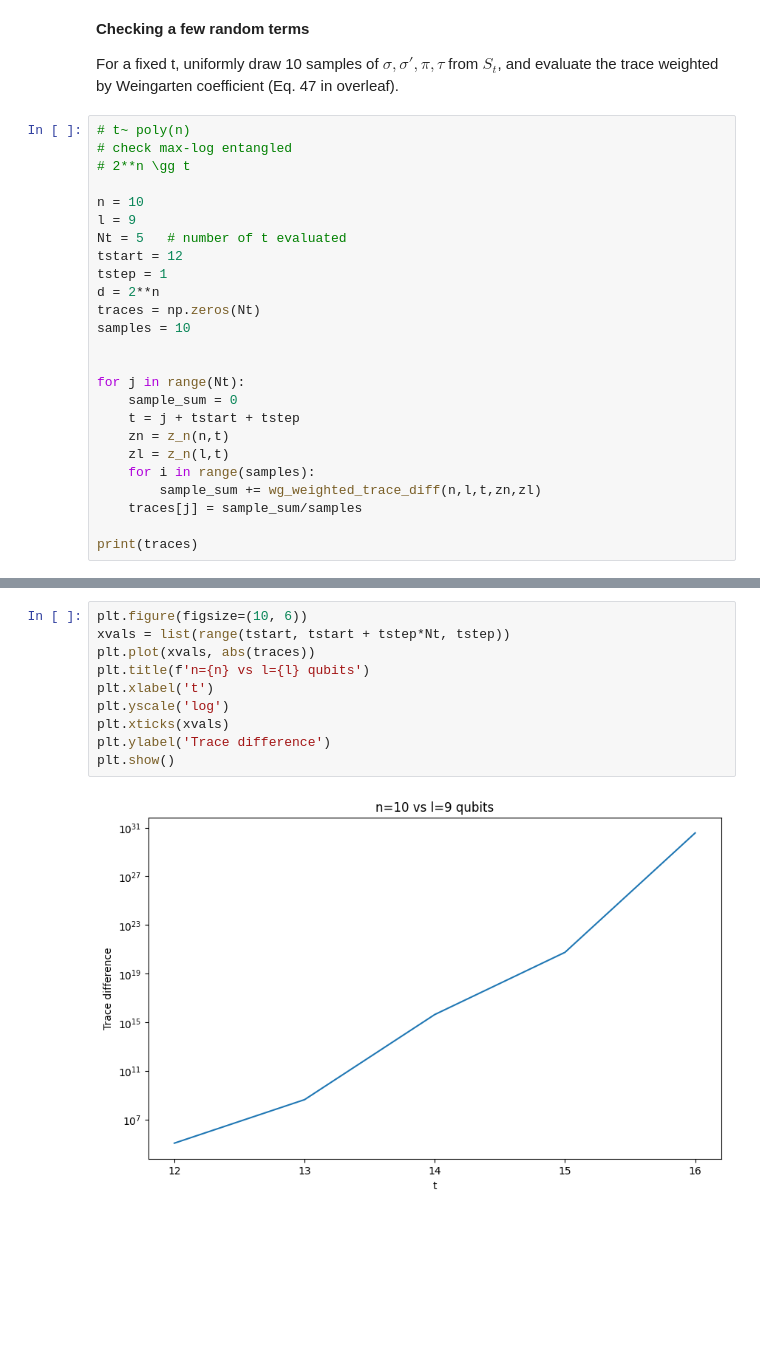
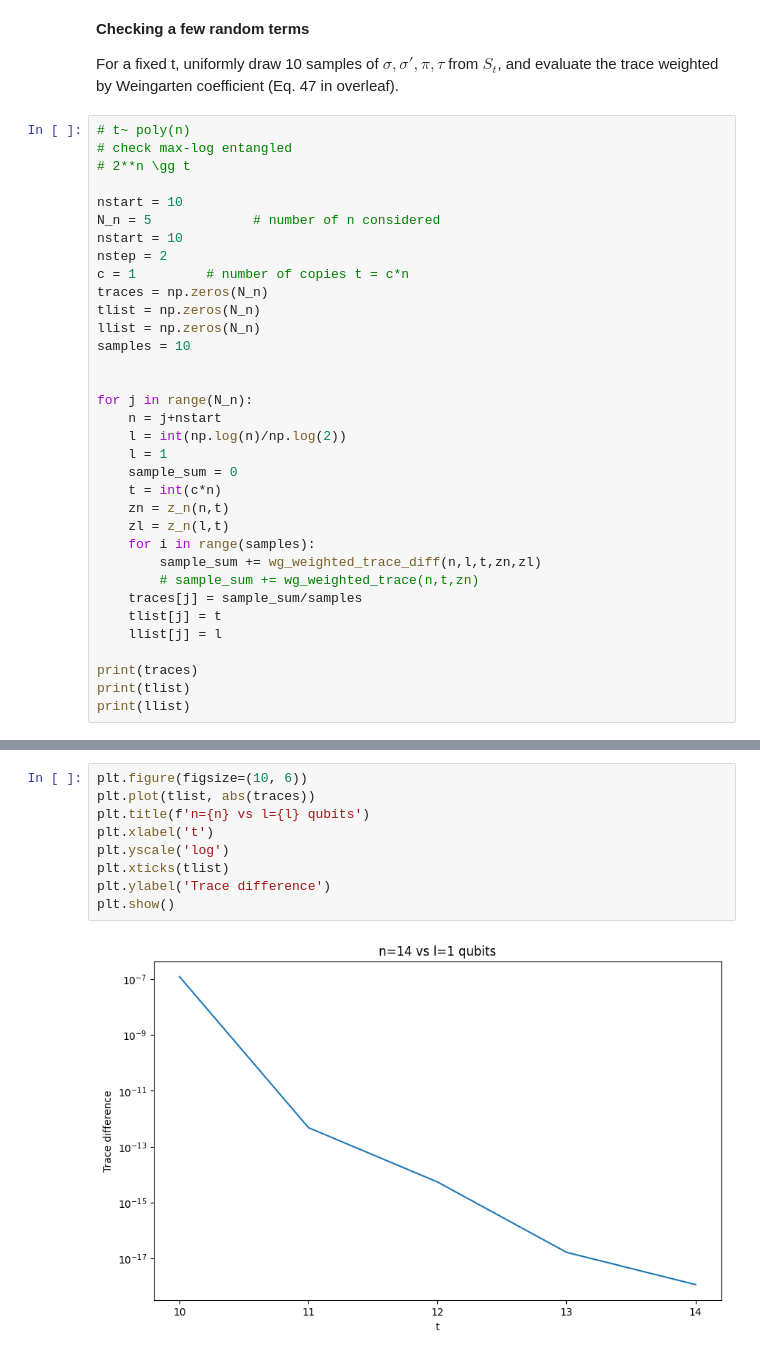
Before and after one commit to jean-wang-huaijin/pseudoentanglement, a Jupyter notebook: weingarten.ipynb, the cells around one changed output, grey strips where cells are left out. Drawn from its saved outputs; the diff is of its cells as text; blank space fills up the shorter version.

Commit message:
udpated trace difference calculation

```diff
--- a/weingarten.ipynb
+++ b/weingarten.ipynb
@@ -52,24 +52,33 @@ For a fixed t, uniformly draw 10 samples of $\sigma, \sigma', \pi, \tau$ from $S
 # check max-log entangled
 # 2**n \gg t
 
-n = 10
-l = 9
-Nt = 5   # number of t evaluated
-tstart = 12
-tstep = 1
-d = 2**n
-traces = np.zeros(Nt)
+nstart = 10
+N_n = 5             # number of n considered
+nstart = 10
+nstep = 2
+c = 1         # number of copies t = c*n
+traces = np.zeros(N_n)
+tlist = np.zeros(N_n)
+llist = np.zeros(N_n)
 samples = 10
 
 
-for j in range(Nt):
+for j in range(N_n):
+    n = j+nstart
+    l = int(np.log(n)/np.log(2))
+    l = 1
     sample_sum = 0
-    t = j + tstart + tstep
+    t = int(c*n)
     zn = z_n(n,t)
     zl = z_n(l,t)
     for i in range(samples):
         sample_sum += wg_weighted_trace_diff(n,l,t,zn,zl)
+        # sample_sum += wg_weighted_trace(n,t,zn)
     traces[j] = sample_sum/samples
+    tlist[j] = t
+    llist[j] = l
 
 print(traces)
+print(tlist)
+print(llist)
 # %% [output]
@@ -78,12 +89,11 @@ print(traces)
 # %%
 plt.figure(figsize=(10, 6))
-xvals = list(range(tstart, tstart + tstep*Nt, tstep))
-plt.plot(xvals, abs(traces))
+plt.plot(tlist, abs(traces))
 plt.title(f'n={n} vs l={l} qubits')
 plt.xlabel('t')
 plt.yscale('log')
-plt.xticks(xvals)
+plt.xticks(tlist)
 plt.ylabel('Trace difference')
 plt.show()
 # %% [output]
-[figure, old version]
+[figure, new version]
```
Also changed, not shown: parts of 2 cells of this notebook, 1 other file.
